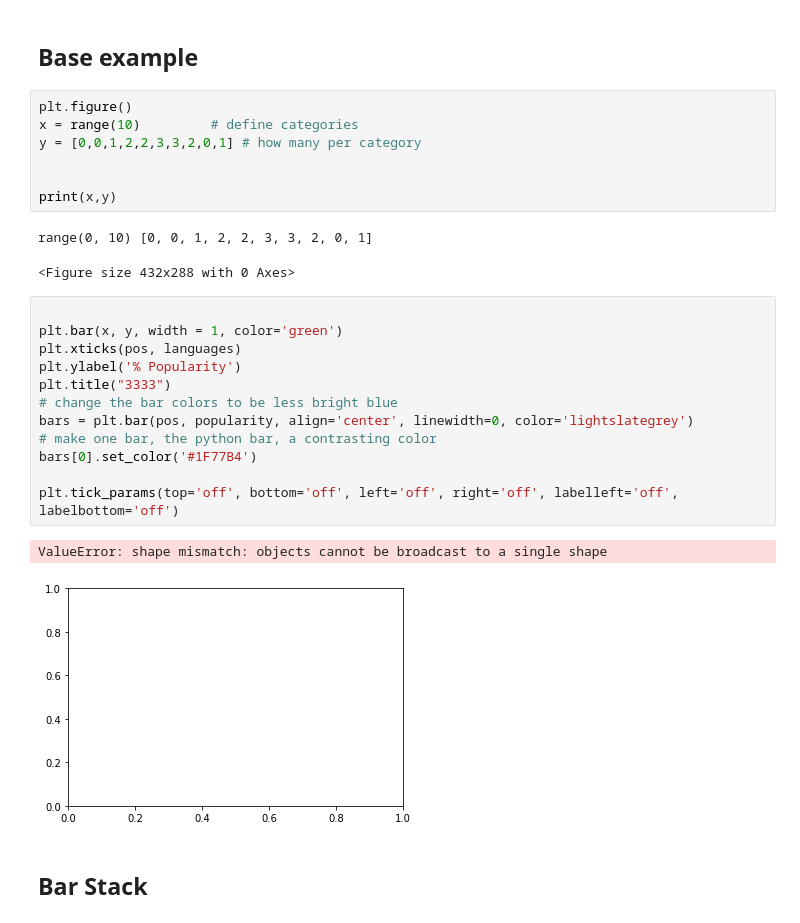
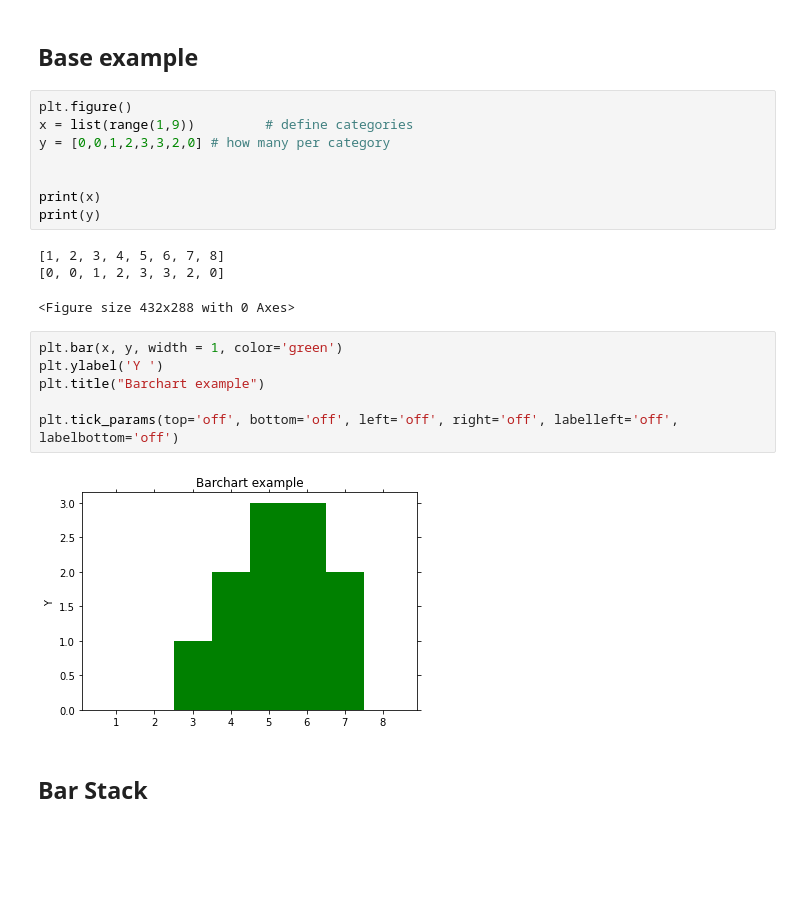
Before and after one commit to fburnelli/cas-de-stat-vis, a Jupyter notebook: vis.ipynb, the cells around one changed output. Drawn from its saved outputs; the diff is of its cells as text; blank space fills up the shorter version.

```diff
--- a/vis.ipynb
+++ b/vis.ipynb
@@ -93,29 +66,24 @@ df.plot.scatter('A',
 ## Base example
 # %%
 plt.figure()
-x = range(10)         # define categories
-y = [0,0,1,2,2,3,3,2,0,1] # how many per category
+x = list(range(1,9))         # define categories
+y = [0,0,1,2,3,3,2,0] # how many per category
 
 
-print(x,y)
+print(x)
+print(y)
 # %% [output]
-range(0, 10) [0, 0, 1, 2, 2, 3, 3, 2, 0, 1]
+[1, 2, 3, 4, 5, 6, 7, 8]
+[0, 0, 1, 2, 3, 3, 2, 0]
 <Figure size 432x288 with 0 Axes>
 # %%
-
 plt.bar(x, y, width = 1, color='green')
-plt.xticks(pos, languages)
-plt.ylabel('% Popularity')
-plt.title("3333")
-# change the bar colors to be less bright blue
-bars = plt.bar(pos, popularity, align='center', linewidth=0, color='lightslategrey')
-# make one bar, the python bar, a contrasting color
-bars[0].set_color('#1F77B4')
+plt.ylabel('Y ')
+plt.title("Barchart example")
 
 plt.tick_params(top='off', bottom='off', left='off', right='off', labelleft='off', labelbottom='off')
 # %% [output]
-ValueError: shape mismatch: objects cannot be broadcast to a single shape
-[figure, old version]
+[figure, new version]
 # %% [markdown]
 ## Bar Stack
 # %%
```
Also changed, not shown: parts of 18 cells of this notebook.
